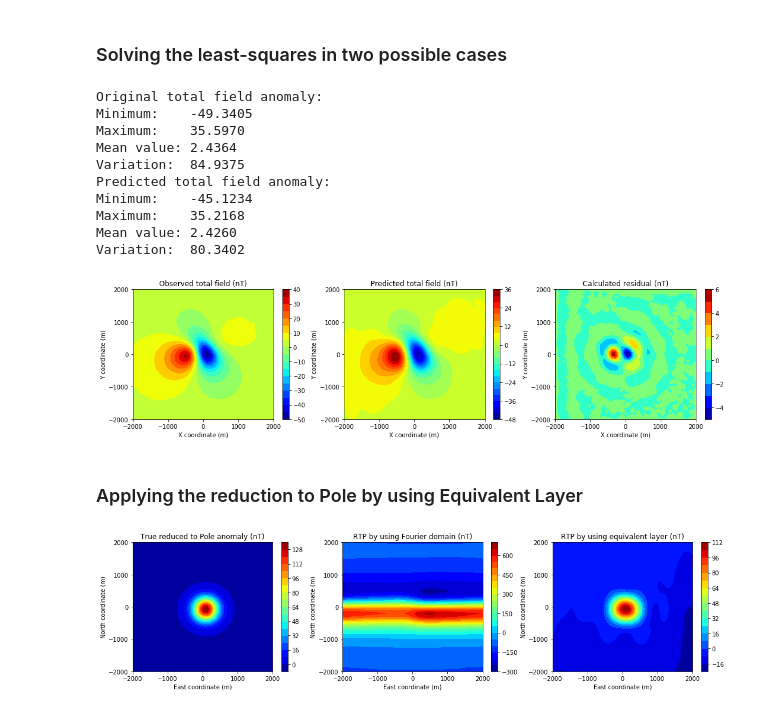
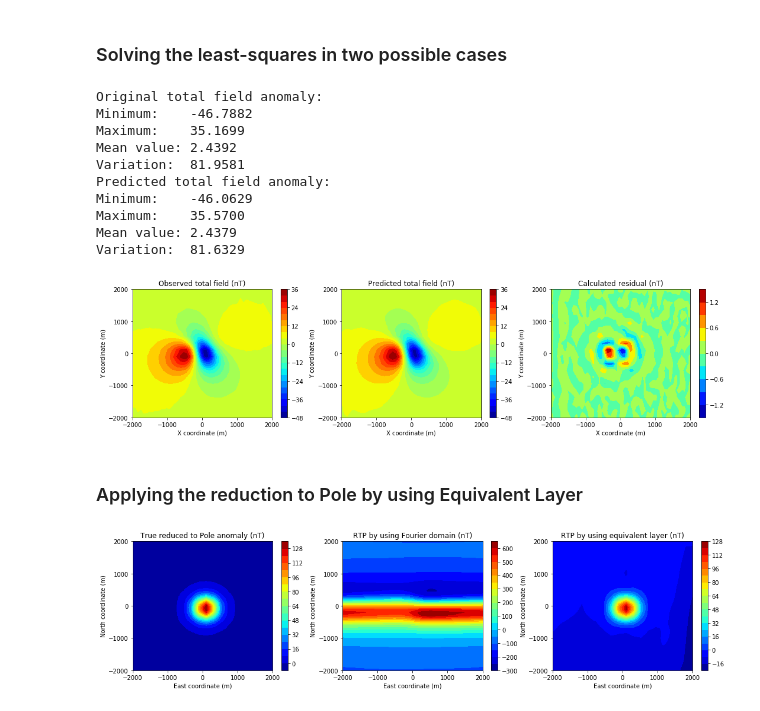
Before and after one commit to nelsondelimar/master, a Jupyter notebook: equivalent-layer_mag.ipynb, the cells around one changed output. Drawn from its saved outputs; the diff is of its cells as text; code cells hidden in the pictures.

Commit message:
add small changes to the script equivalent layer mag.ipynb. Also have a small bug fixed (shape_layer wrongly used.)

```diff
--- a/equivalent-layer_mag.ipynb
+++ b/equivalent-layer_mag.ipynb
@@ -16,8 +16,9 @@ from codes.auxiliars import addnoise
 from codes.statistical import analysis
 # %%
 # Data shape
-ndata = 50
-shape = (ndata, ndata)
+nx = 50
+ny = 20
+shape = (nx, ny)
 # %%
 # Create the regular grid
 xo, yo, zo = regular_grid((-2000., 2000., -2000., 2000.), shape, -200.)
@@ -60,10 +61,10 @@ Variation:  84.9375
 # Define a mesh of masses point with unit volume:
 # horizontal coordinates:
 area = (-2000., 2000., -2000., 2000.) # meters
-shape_layer = (60, 60)
+shape_layer = (20, 40)
 # %%
 # Creating the equivalent layer
-eqlayer = layer(area, shape, 700.)
+eqlayer = layer(area, shape_layer, 700.)
 # %%
 A = mat_mag_tfa(xo, yo, zo, eqlayer, inc, dec, incs, decs)
 # %%
@@ -80,7 +81,7 @@ Number of depth sources: 3600
 # %%
 # Case1: Overdetermined - Number of observations are greater or equal than the number of depth sources
 if N >= M:
-    mu = 0.
+    mu = 1e-4
     I = numpy.identity(M)
     trace = numpy.trace(A.T.dot(A))/M
     vec = numpy.linalg.solve(numpy.dot(A.T, A) + mu*trace*I, numpy.dot(A.T,tf))
@@ -102,15 +103,15 @@ print 'Predicted total field anomaly:'
 _ = analysis(tf_pred)
 # %% [output]
 Original total field anomaly:
-Minimum:    -49.3405
-Maximum:    35.5970
-Mean value: 2.4364
-Variation:  84.9375
+Minimum:    -46.7882
+Maximum:    35.1699
+Mean value: 2.4392
+Variation:  81.9581
 Predicted total field anomaly:
-Minimum:    -45.1234
-Maximum:    35.2168
-Mean value: 2.4260
-Variation:  80.3402
+Minimum:    -46.0629
+Maximum:    35.5700
+Mean value: 2.4379
+Variation:  81.6329
 # %%
 from codes.auxiliars import residual
 # %%
@@ -119,39 +120,39 @@ res, _, _, _ = residual(tf, tf_pred)
 # %%
 pyplot.figure(figsize=(18, 4))
 
 pyplot.subplot(1, 3, 1)
-pyplot.contourf(xo.reshape(ndata,ndata), yo.reshape(ndata,ndata),
-                tf.reshape(ndata,ndata), 20, cmap = pyplot.cm.jet)
+pyplot.contourf(xo.reshape(nx,ny), yo.reshape(nx,ny),
+                tf.reshape(nx,ny), 20, cmap = pyplot.cm.jet)
 pyplot.title('Observed total field (nT)')
 pyplot.xlabel('X coordinate (m)')
 pyplot.ylabel('Y coordinate (m)')
 pyplot.xticks(numpy.linspace(xo.min(), xo.max(), 5))
 pyplot.yticks(numpy.linspace(yo.min(), yo.max(), 5))
 pyplot.colorbar()
 
 pyplot.subplot(1, 3, 2)
-pyplot.contourf(xo.reshape(ndata,ndata), yo.reshape(ndata,ndata),
-                tf_pred.reshape(ndata,ndata), 20, cmap = pyplot.cm.jet)
+pyplot.contourf(xo.reshape(nx,ny), yo.reshape(nx,ny),
+                tf_pred.reshape(nx,ny), 20, cmap = pyplot.cm.jet)
 pyplot.title('Predicted total field (nT)')
 pyplot.xlabel('X coordinate (m)')
 pyplot.ylabel('Y coordinate (m)')
 pyplot.xticks(numpy.linspace(xo.min(), xo.max(), 5))
 pyplot.yticks(numpy.linspace(yo.min(), yo.max(), 5))
 pyplot.colorbar()
 
 pyplot.subplot(1, 3, 3)
-pyplot.contourf(xo.reshape(ndata,ndata), yo.reshape(ndata,ndata),
-                res.reshape(ndata,ndata), 10, cmap = pyplot.cm.jet)
+pyplot.contourf(xo.reshape(nx,ny), yo.reshape(nx,ny),
+                res.reshape(nx,ny), 10, cmap = pyplot.cm.jet)
 pyplot.title('Calculated residual (nT)')
 pyplot.xlabel('X coordinate (m)')
 pyplot.ylabel('Y coordinate (m)')
 pyplot.xticks(numpy.linspace(xo.min(), xo.max(), 5))
 pyplot.yticks(numpy.linspace(yo.min(), yo.max(), 5))
 pyplot.colorbar()
 
 pyplot.show()
 # %% [output]
-[figure, old version]
+[figure, new version]
 # %% [markdown]
 ### Applying the reduction to Pole by using Equivalent Layer
 # %%
@@ -179,8 +180,8 @@ layer_rtp = numpy.dot(A_rtp, vec)
 pyplot.figure(figsize=(18, 4))
 
 pyplot.subplot(1, 3, 1)
-pyplot.contourf(yo.reshape(ndata,ndata), xo.reshape(ndata,ndata),
-                true_rtp.reshape(ndata, ndata), 20, cmap = pyplot.cm.jet)
+pyplot.contourf(yo.reshape(nx,ny), xo.reshape(nx,ny),
+                true_rtp.reshape(nx,ny), 20, cmap = pyplot.cm.jet)
 pyplot.title('True reduced to Pole anomaly (nT)')
 pyplot.xlabel('East coordinate (m)')
 pyplot.ylabel('North coordinate (m)')
@@ -189,7 +190,7 @@ pyplot.yticks(numpy.linspace(yo.min(), yo.max(), 5))
 pyplot.colorbar()
 
 pyplot.subplot(1, 3, 2)
-pyplot.contourf(yo.reshape(ndata,ndata), xo.reshape(ndata,ndata),
+pyplot.contourf(yo.reshape(nx,ny), xo.reshape(nx,ny),
                 fourier_rtp, 20, cmap = pyplot.cm.jet)
 pyplot.title('RTP by using Fourier domain (nT)')
 pyplot.xlabel('East coordinate (m)')
@@ -199,8 +200,8 @@ pyplot.yticks(numpy.linspace(yo.min(), yo.max(), 5))
 pyplot.colorbar()
 
 pyplot.subplot(1, 3, 3)
-pyplot.contourf(yo.reshape(ndata,ndata), xo.reshape(ndata,ndata),
-                layer_rtp.reshape(ndata,ndata), 20, cmap = pyplot.cm.jet)
+pyplot.contourf(yo.reshape(nx,ny), xo.reshape(nx,ny),
+                layer_rtp.reshape(nx,ny), 20, cmap = pyplot.cm.jet)
 pyplot.title('RTP by using equivalent layer (nT)')
 pyplot.xlabel('East coordinate (m)')
 pyplot.ylabel('North coordinate (m)')
@@ -210,4 +211,4 @@ pyplot.colorbar()
 
 pyplot.show()
 # %% [output]
-[figure, old version]
+[figure, new version]
```
Also changed, not shown: parts of 4 cells of this notebook.
